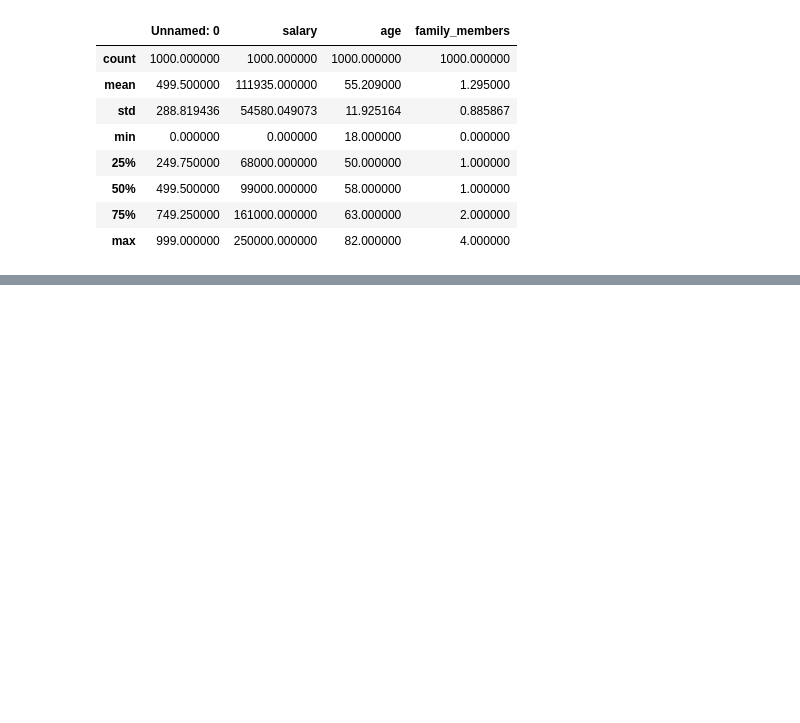
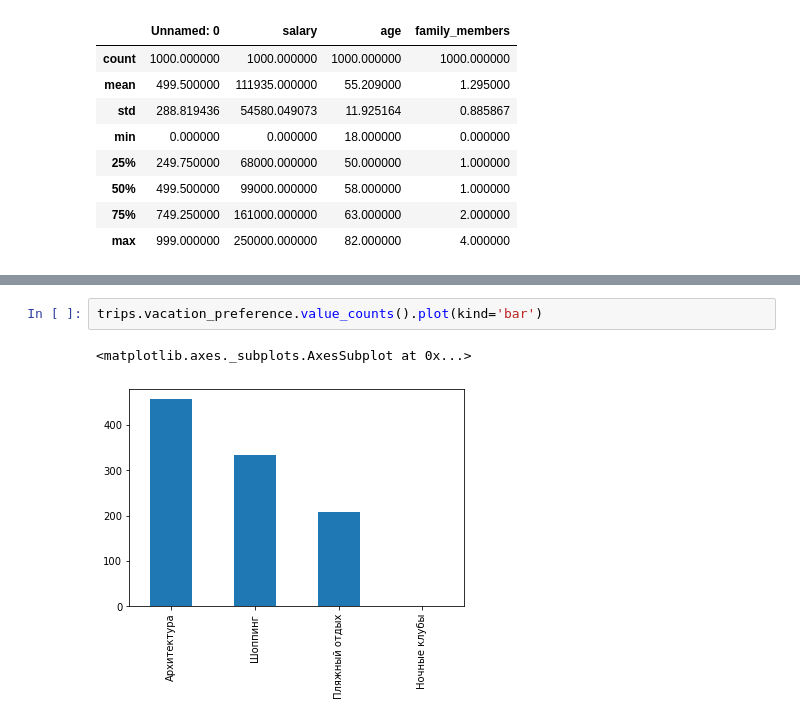
Before and after one commit to danilfg/skillbox_data_science, a Jupyter notebook: day_1.ipynb, the cells around one changed output, grey strips where cells are left out. Drawn from its saved outputs; the diff is of its cells as text; blank space fills up the shorter version.

```diff
--- a/day_1.ipynb
+++ b/day_1.ipynb
@@ -20,0 +63,5 @@ trips.describe()
+# %%
+trips.vacation_preference.value_counts().plot(kind='bar')
+# %% [output]
+<matplotlib.axes._subplots.AxesSubplot at 0x...>
+[figure, added]
```
Also changed, not shown: parts of 11 cells of this notebook.
